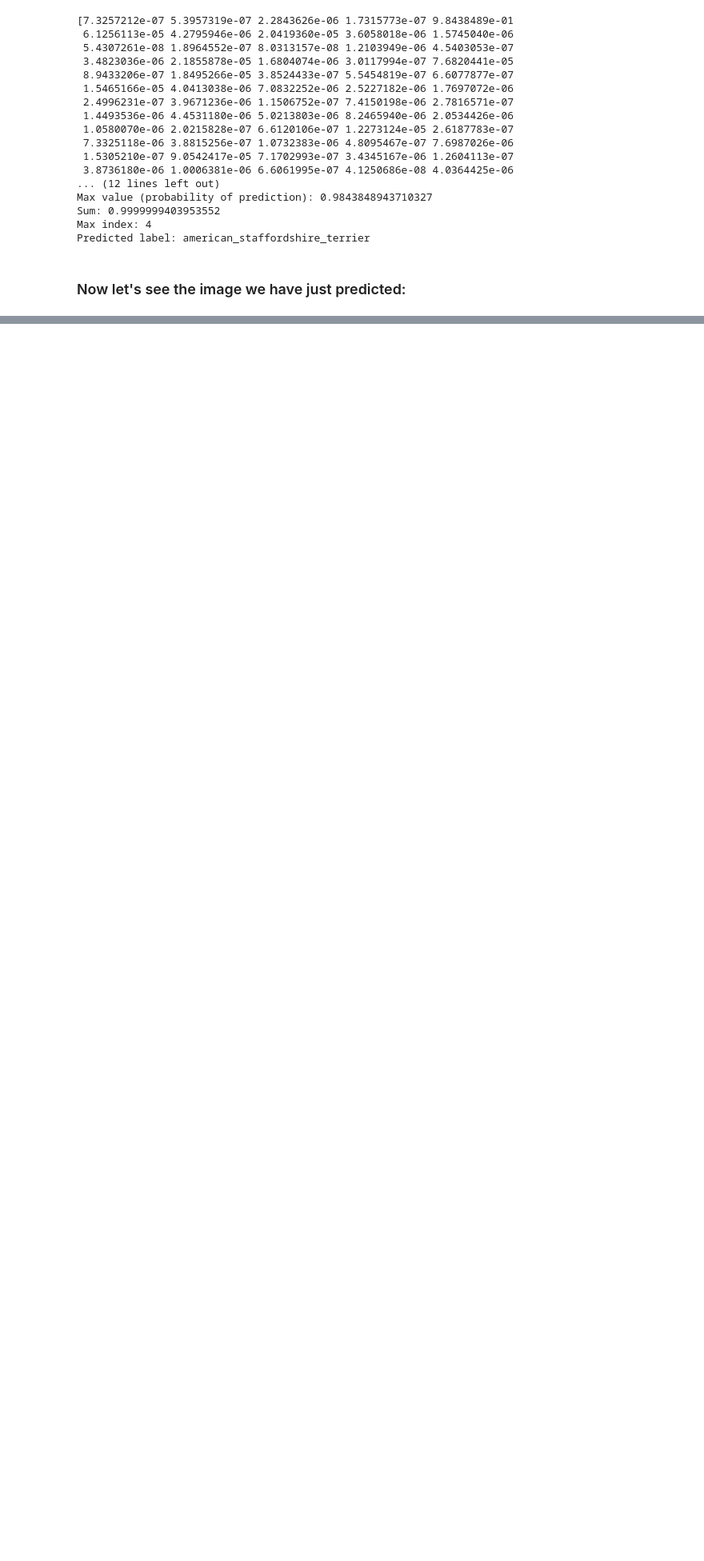
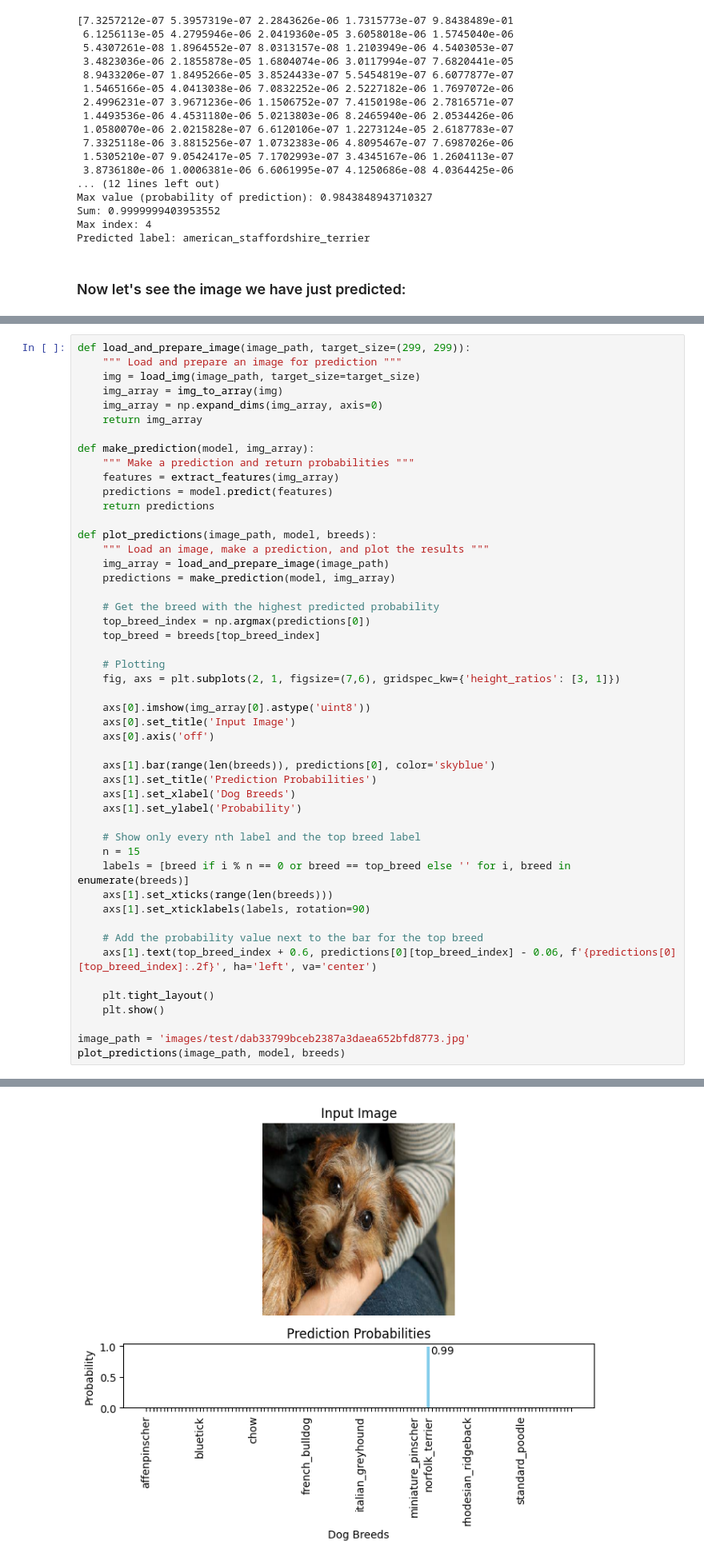
Before and after one commit to Jaaz7/TailTeller, a Jupyter notebook: jupyter_notebooks/05 - ModelTesting.ipynb, the cells around one changed output, grey strips where cells are left out. Shown: that part at 80% size. Cells and saved outputs as stored; diff of their text form; blank space fills up the shorter version.

```diff
--- a/jupyter_notebooks/05 - ModelTesting.ipynb
+++ b/jupyter_notebooks/05 - ModelTesting.ipynb
@@ -244,0 +271,50 @@ plt.show()
+# %%
+def load_and_prepare_image(image_path, target_size=(299, 299)):
+    """ Load and prepare an image for prediction """
+    img = load_img(image_path, target_size=target_size)
+    img_array = img_to_array(img)
+    img_array = np.expand_dims(img_array, axis=0)
+    return img_array
+
+def make_prediction(model, img_array):
+    """ Make a prediction and return probabilities """
+    features = extract_features(img_array)
+    predictions = model.predict(features)
+    return predictions
+
+def plot_predictions(image_path, model, breeds):
+    """ Load an image, make a prediction, and plot the results """
+    img_array = load_and_prepare_image(image_path)
+    predictions = make_prediction(model, img_array)
+
+    # Get the breed with the highest predicted probability
+    top_breed_index = np.argmax(predictions[0])
+    top_breed = breeds[top_breed_index]
+
+    # Plotting
+    fig, axs = plt.subplots(2, 1, figsize=(7,6), gridspec_kw={'height_ratios': [3, 1]})
+
+    axs[0].imshow(img_array[0].astype('uint8'))
+    axs[0].set_title('Input Image')
+    axs[0].axis('off')
+
+    axs[1].bar(range(len(breeds)), predictions[0], color='skyblue')
+    axs[1].set_title('Prediction Probabilities')
+    axs[1].set_xlabel('Dog Breeds')
+    axs[1].set_ylabel('Probability')
+
+    # Show only every nth label and the top breed label
+    n = 15
+    labels = [breed if i % n == 0 or breed == top_breed else '' for i, breed in enumerate(breeds)]
+    axs[1].set_xticks(range(len(breeds)))
+    axs[1].set_xticklabels(labels, rotation=90)
+
+    # Add the probability value next to the bar for the top breed
+    axs[1].text(top_breed_index + 0.6, predictions[0][top_breed_index] - 0.06, f'{predictions[0][top_breed_index]:.2f}', ha='left', va='center')
+
+    plt.tight_layout()
+    plt.show()
+
+image_path = 'images/test/dab33799bceb2387a3daea652bfd8773.jpg'
+plot_predictions(image_path, model, breeds)
+# %% [output]
@@ -244,0 +330 @@ plt.show()
+[figure, added]
```
Also changed, not shown: parts of 3 cells of this notebook.
